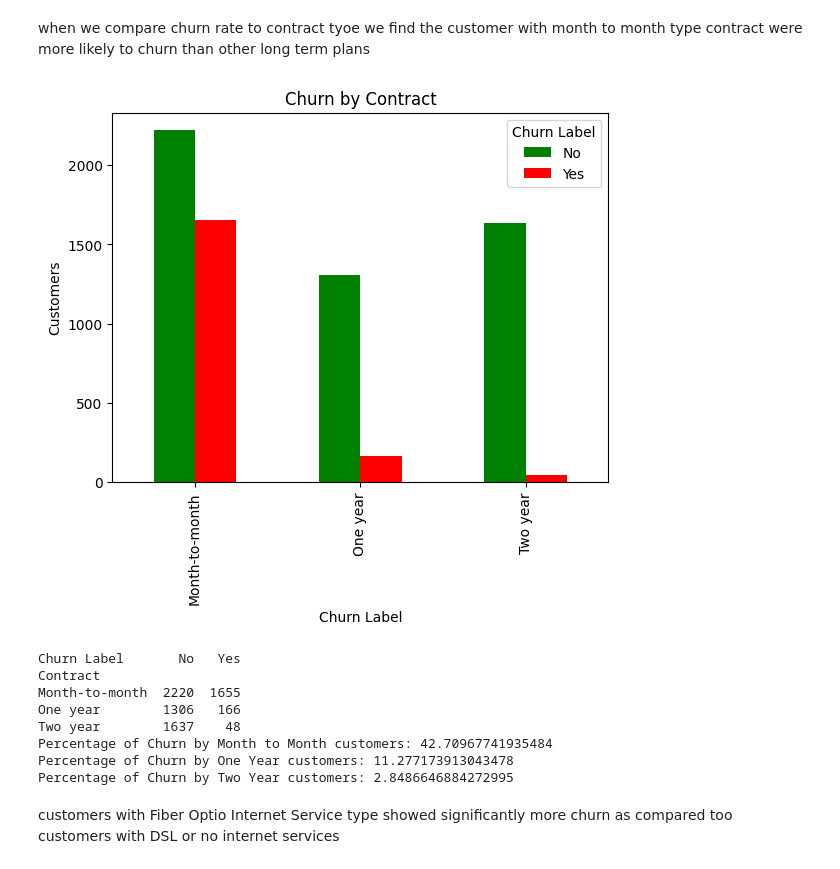
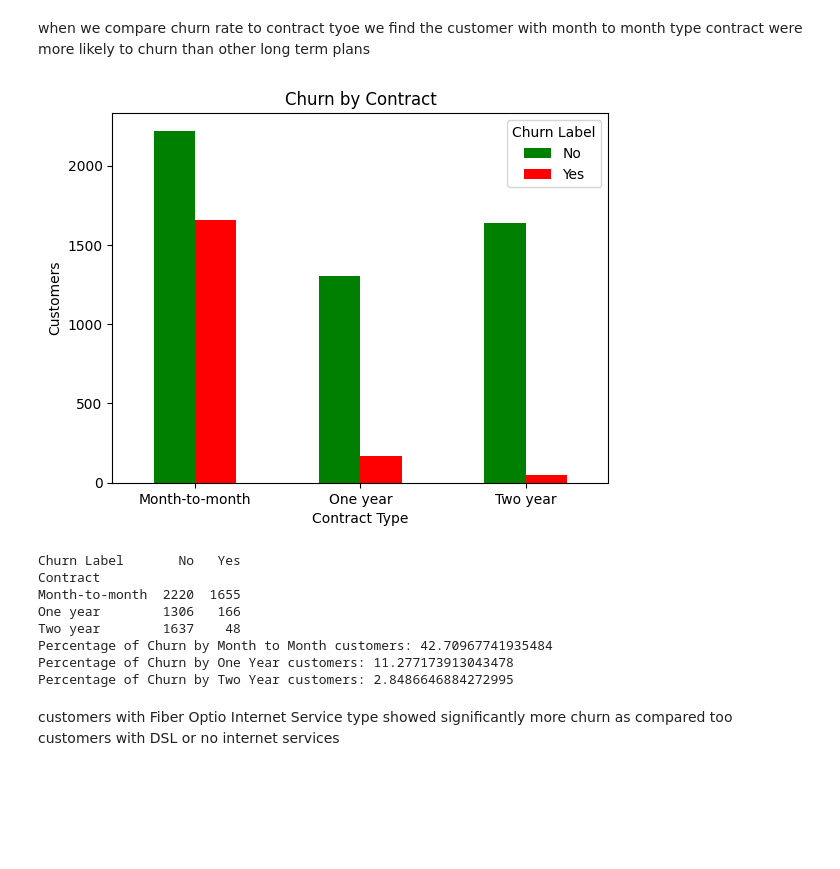
Before and after one commit to Zia-Ul-Hasan/Churn-Prediction-IBM-telco, a Jupyter notebook: EDA_Churn.ipynb, the cells around one changed output. Drawn from its saved outputs; the diff is of its cells as text; code cells hidden in the pictures; blank space fills up the shorter version.

```diff
--- a/EDA_Churn.ipynb
+++ b/EDA_Churn.ipynb
@@ -130,28 +133,29 @@ when we compare churn rate to contract tyoe we find the  customer with month to
 # %%
 churn_by_contract= pd.crosstab(df['Contract'],df['Churn Label'])
 churn_by_contract.plot(kind='bar',stacked=False,color=['green','red'])
 plt.title('Churn by Contract')
-plt.xlabel('Churn Label')
+plt.xlabel('Contract Type')
+plt.xticks(rotation=360)
 plt.ylabel('Customers')
 plt.show()
 print(churn_by_contract)
 
 mtm=churn_by_contract.loc['Month-to-month','No']
 churn_mtm=churn_by_contract.loc['Month-to-month','Yes']
 churn_mtm=(churn_mtm/(churn_mtm+mtm))*100
 print(f"Percentage of Churn by Month to Month customers: {churn_mtm}")
 
 oy_churn=churn_by_contract.loc['One year','Yes']
 oy=churn_by_contract.loc['One year','No']
 oy_churn=(oy_churn/(oy_churn+oy))*100
 print(f"Percentage of Churn by One Year customers: {oy_churn}")
 
 tw_churn=churn_by_contract.loc['Two year','Yes']
 tw=churn_by_contract.loc['Two year','No']
 tw_churn=(tw_churn/(tw_churn+tw))*100
 print(f"Percentage of Churn by Two Year customers: {tw_churn}")
 # %% [output]
-[figure, old version]
+[figure, new version]
 Churn Label       No   Yes
 Contract
 Month-to-month  2220  1655
```
Also changed, not shown: parts of 10 cells of this notebook.
